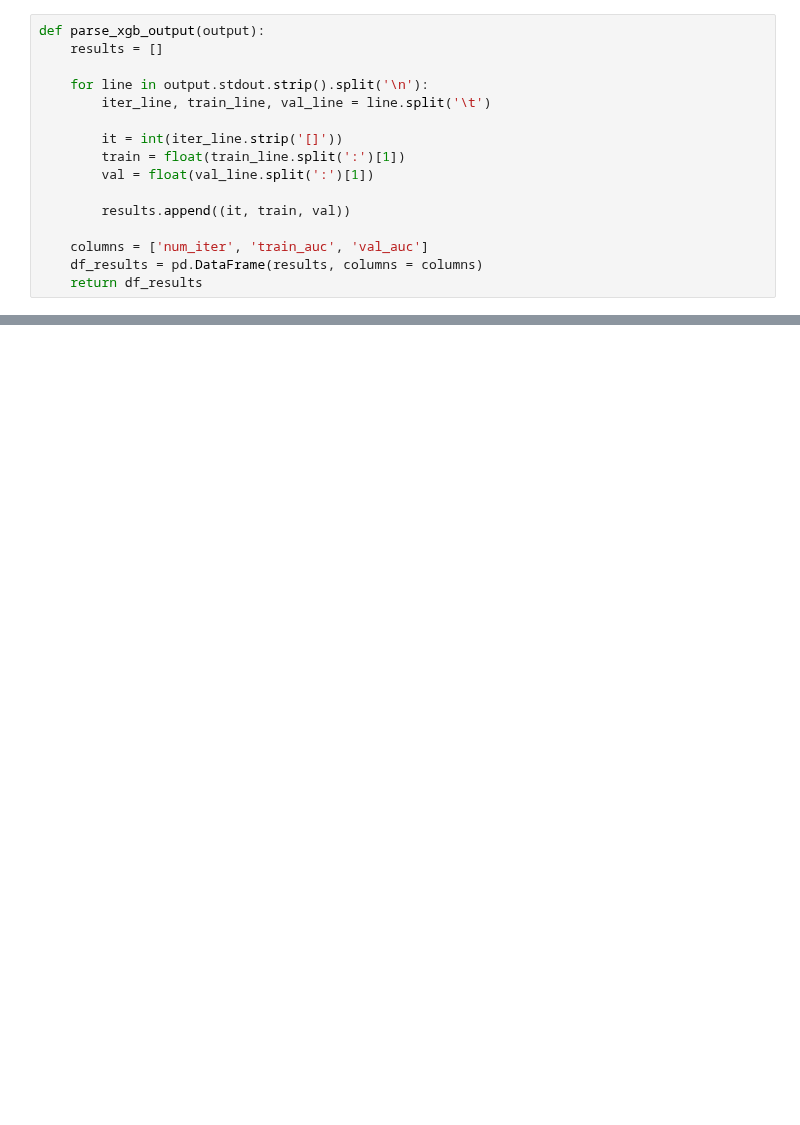
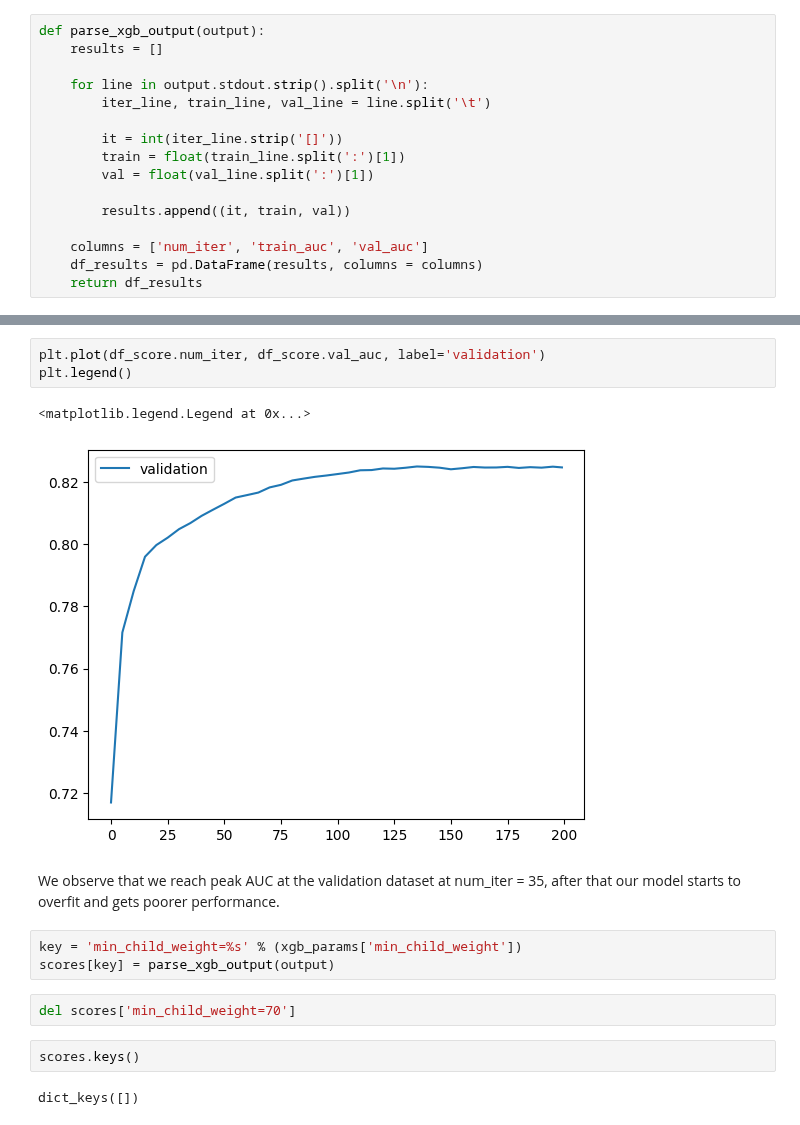
Before and after one commit to fxmidaaa/ml-homework-practice, a Jupyter notebook: homework6_trees/notes.ipynb, the cells around one changed output, grey strips where cells are left out. Cells and saved outputs as stored; diff of their text form; blank space fills up the shorter version.

Commit message:
tuned parameters for xgboost (max_depth, eta, min_child_weight) + chose the best model

```diff
--- a/homework6_trees/notes.ipynb
+++ b/homework6_trees/notes.ipynb
@@ -791,0 +751,17 @@ plt.legend()
+# %%
+plt.plot(df_score.num_iter, df_score.val_auc, label='validation')
+plt.legend()
+# %% [output]
+<matplotlib.legend.Legend at 0x...>
+[figure, added]
+# %% [markdown]
+We observe that we reach peak AUC at the validation dataset at num_iter = 35, after that our model starts to overfit and gets poorer performance.
+# %%
+key = 'min_child_weight=%s' % (xgb_params['min_child_weight'])
+scores[key] = parse_xgb_output(output)
+# %%
+del scores['min_child_weight=70']
+# %%
+scores.keys()
+# %% [output]
+dict_keys([])
```
Also changed, not shown: parts of 29 cells of this notebook, 1 other file.
